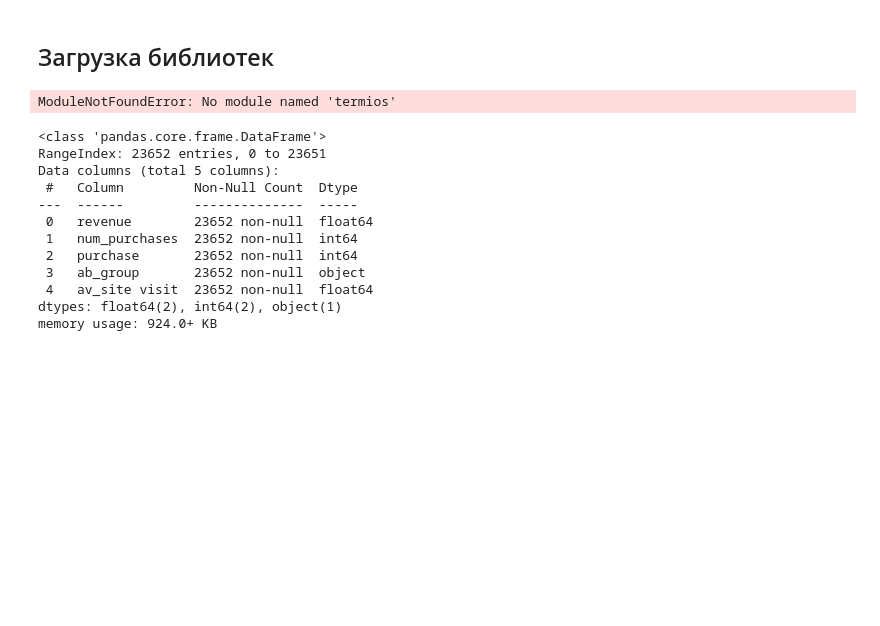
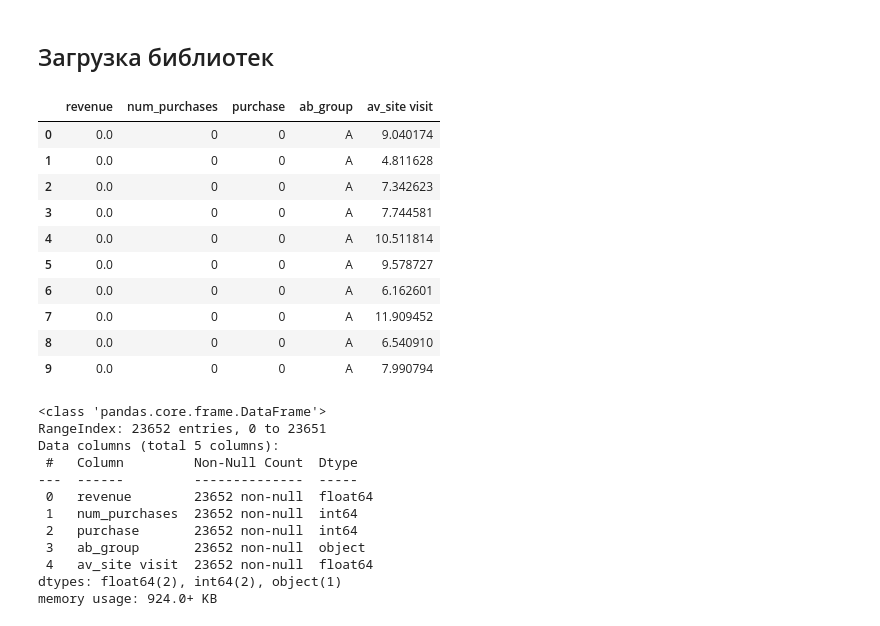
Before and after one commit to PhYziCiAN/python_for_analytics, a Jupyter notebook: AB/A_B_Python_Seminar.ipynb, the cells around one changed output. Cells and saved outputs as stored; diff of their text form; code cells hidden in the pictures; blank space fills up the shorter version.

```diff
--- a/AB/A_B_Python_Seminar.ipynb
+++ b/AB/A_B_Python_Seminar.ipynb
@@ -24,17 +23,32 @@ import seaborn as sns
 import pandas as pd
 # %%
 #Подгружаем данные с гугл диска
-import termios
-from google.colab import drive
-drive.mount('/content/drive')
+# import termios
+# from google.colab import drive
+# drive.mount('/content/drive')
 
+# from google.colab import files
+# import time
+# uploaded = files.upload()
+# time.sleep(10)
+# import io
+# df2 = pd.read_csv(io.BytesIO(uploaded['Filename.csv']))
 
-#data = pd.read_csv('ab_stats.csv')
-
-
-#data.head(10)
+# Либо подгружаем из локального места
+data = pd.read_csv('ab_stats.csv')
+data.head(10)
 # %% [output]
-ModuleNotFoundError: No module named 'termios'
+|  | revenue | num_purchases | purchase | ab_group | av_site visit |
+| 0 | 0.0 | 0 | 0 | A | 9.040174 |
+| 1 | 0.0 | 0 | 0 | A | 4.811628 |
+| 2 | 0.0 | 0 | 0 | A | 7.342623 |
+| 3 | 0.0 | 0 | 0 | A | 7.744581 |
+| 4 | 0.0 | 0 | 0 | A | 10.511814 |
+| 5 | 0.0 | 0 | 0 | A | 9.578727 |
+| 6 | 0.0 | 0 | 0 | A | 6.162601 |
+| 7 | 0.0 | 0 | 0 | A | 11.909452 |
+| 8 | 0.0 | 0 | 0 | A | 6.540910 |
+| 9 | 0.0 | 0 | 0 | A | 7.990794 |
 # %%
 data.info()
 # %% [output]
```
Also changed, not shown: parts of 7 cells of this notebook, 6 other files.
